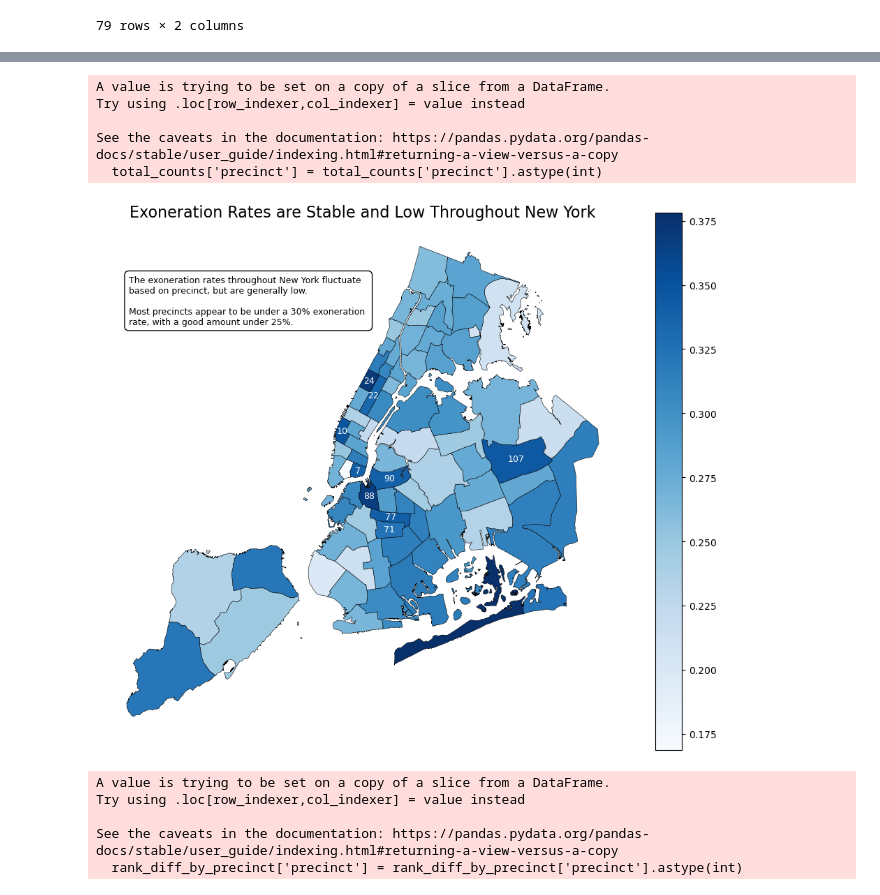
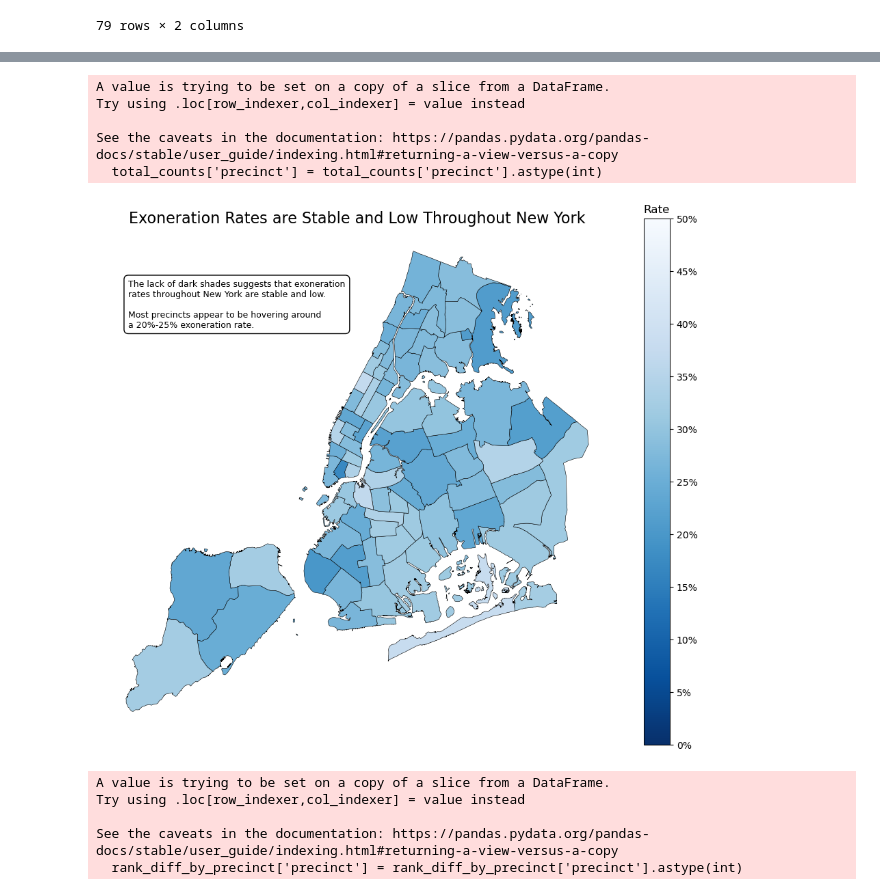
Before and after one commit to lsherles/PEA, a Jupyter notebook: Project2/project2 checkpoint.ipynb, the cells around one changed output, grey strips where cells are left out. Cells and saved outputs as stored; diff of their text form; code cells hidden in the pictures.

```diff
--- a/Project2/project2 checkpoint.ipynb
+++ b/Project2/project2 checkpoint.ipynb
@@ -456,46 +481,56 @@ precincts_gdf['precinct'] = precincts_gdf['precinct'].astype(int)
 merged = precincts_gdf.merge(rates_df, on='precinct', how='left')
 
 
 fig, ax = plt.subplots(1, 1, figsize=(12, 10))
-merged.plot(column='exoneration_rate',
+plot = merged.plot(column='exoneration_rate',
             ax=ax,
             legend=True,
-            cmap='Blues',
+            cmap='Blues_r',
             edgecolor='black',
             linewidth=0.4,
+            vmin=0,  # Minimum exoneration rate (keeps 0 as the lightest)
+            vmax=0.5,  # Lower this to make the map lighter overall
             missing_kwds={"color": "lightgrey", "label": "No Data"})
+
+# Access the colorbar and set custom ticks
+cbar = plot.get_figure().get_axes()[-1]  # Gets the colorbar axis
+cbar.set_title("Rate")  # Optional title
+
+# Set custom ticks (e.g., every 5%)
+cbar.set_yticks([0.00, 0.05, 0.10, 0.15, 0.20, 0.25, 0.30, 0.35, 0.40, 0.45, 0.50])
+cbar.set_yticklabels(["0%", "5%", "10%", "15%", "20%", "25%", "30%", "35%", "40%", "45%", "50%"])
 
 # ax.set_xlim(-74.3, -73.7)  # Zoom into a smaller area to emphasize certain precincts
 
-top10_precincts = merged.nlargest(10, 'exoneration_rate')['precinct'].tolist()
+# top10_precincts = merged.nlargest(10, 'exoneration_rate')['precinct'].tolist()
 
-# Add labels for top 10 precincts
-for idx, row in merged.iterrows():
-    if row['precinct'] in top10_precincts:
-        if row['geometry'].centroid.is_empty:
-            continue
-        x, y = row['geometry'].centroid.coords[0]
-        label = f"{int(row['precinct'])}"
-        ax.text(x, y, label, fontsize=9, ha='center', va='center', color = 'white' if row['exoneration_rate'] > 0.3 else 'black')
+# # Add labels for top 10 precincts
+# for idx, row in merged.iterrows():
+#     if row['precinct'] in top10_precincts:
+#         if row['geometry'].centroid.is_empty:
+#             continue
+#         x, y = row['geometry'].centroid.coords[0]
+#         label = f"{int(row['precinct'])}"
+#         ax.text(x, y, label, fontsize=9, ha='center', va='center', color = 'white' if row['exoneration_rate'] > 0.3 else 'black')
 ax.set_title("Exoneration Rates are Stable and Low Throughout New York", fontsize=16)
 ax.axis(False)
 ax.text(
     0.05, 0.8,  # X, Y position in *axes fraction* (from 0 to 1)
-    'The exoneration rates throughout New York fluctuate\nbased on precinct, but are generally low.\n\nMost precincts appear to be under a 30% exoneration \nrate, with a good amount under 25%. ',
+    'The lack of dark shades suggests that exoneration\nrates throughout New York are stable and low.\n\nMost precincts appear to be hovering around\na 20%-25% exoneration rate.',
     fontsize=9,
     ha='left',  # horizontal alignment
     va='bottom', # vertical alignment
     transform=ax.transAxes,  # coordinate system: axes fraction
     bbox=dict(boxstyle='round,pad=0.5', facecolor='white', edgecolor='black')
 )
 plt.show()
 # %% [output]
 A value is trying to be set on a copy of a slice from a DataFrame.
 Try using .loc[row_indexer,col_indexer] = value instead
 
 See the caveats in the documentation: https://pandas.pydata.org/pandas-docs/stable/user_guide/indexing.html#returning-a-view-versus-a-copy
   total_counts['precinct'] = total_counts['precinct'].astype(int)
-[figure, old version]
+[figure, new version]
 # %%
 import geopandas as gpd
 import pandas as pd
```
Also changed, not shown: parts of 2 cells of this notebook, 3 other files.
